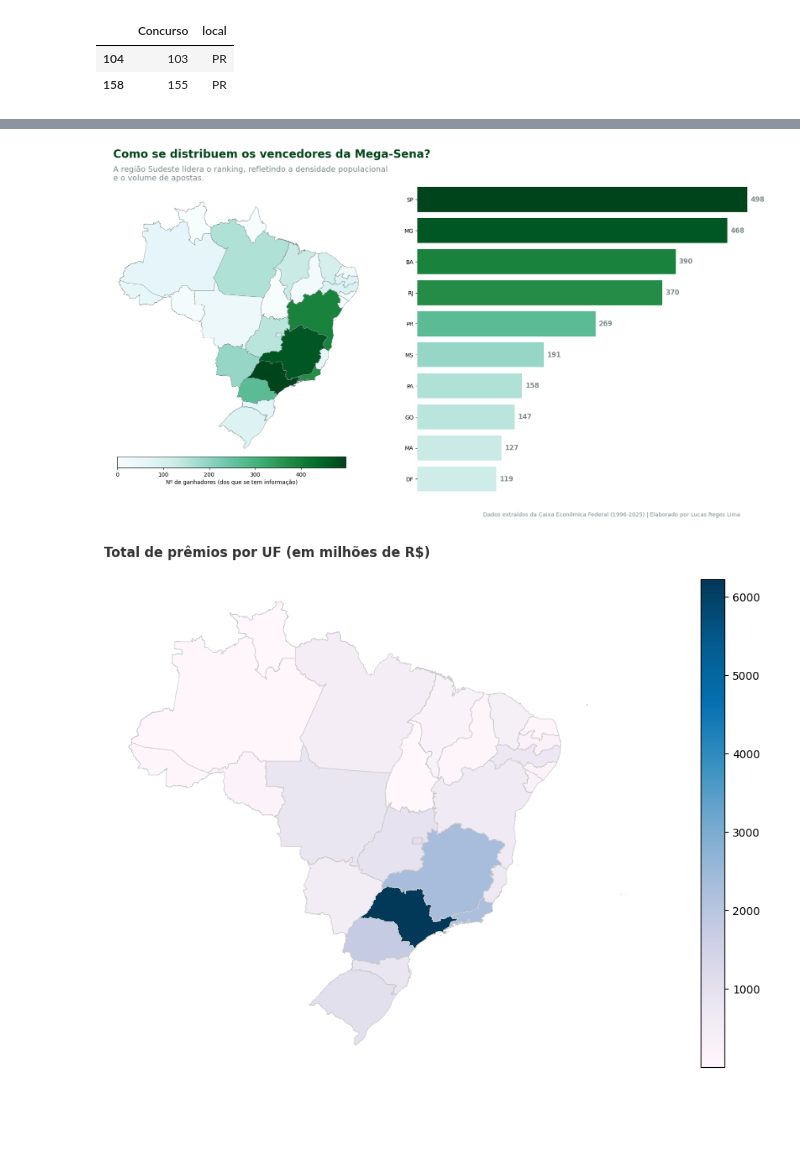
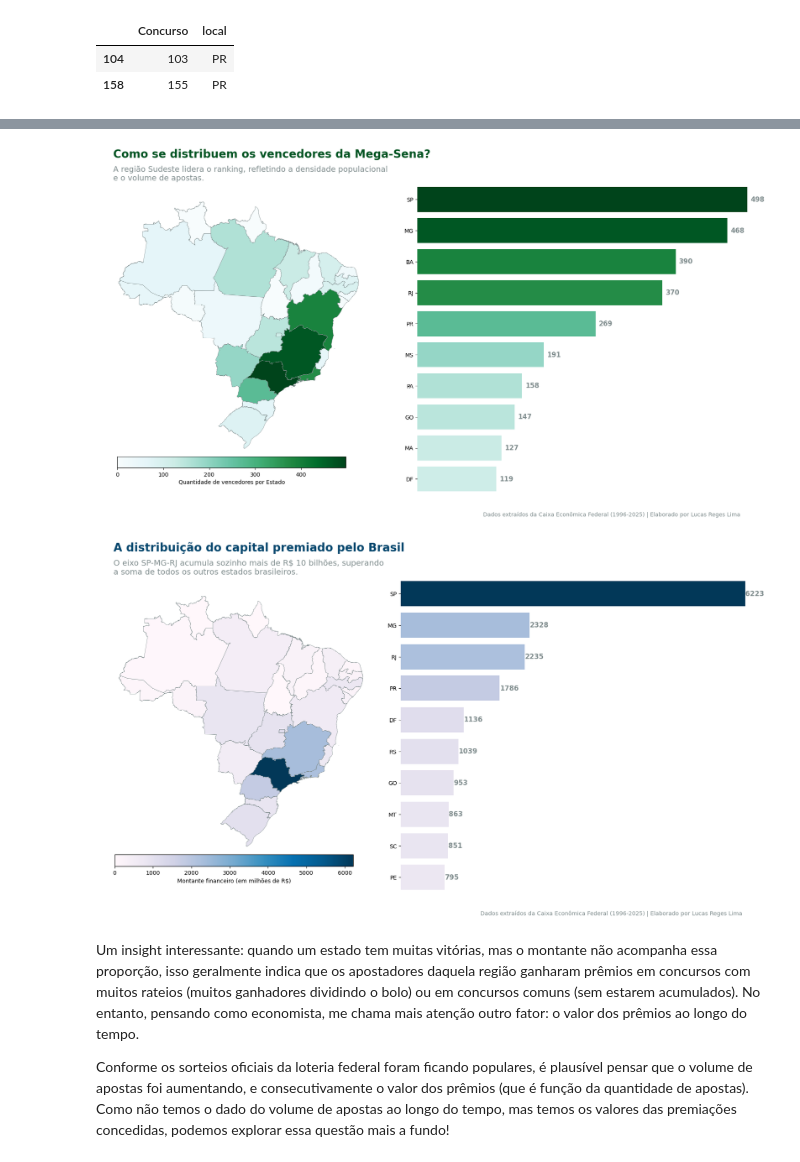
Before and after one commit to zf0rest/megasena_science, a Jupyter notebook: notebooks/analise.ipynb, the cells around one changed output, grey strips where cells are left out. Cells and saved outputs as stored; diff of their text form; code cells hidden in the pictures; blank space fills up the shorter version.

Commit message:
Elaborando séries temporais para análise

```diff
--- a/notebooks/analise.ipynb
+++ b/notebooks/analise.ipynb
@@ -510,6 +506,16 @@ df_expand.iloc[24,2] = 'NÃO INFORMADO'
 df_gpd = df_expand.loc[df_expand['Wins_6'] != 0, ['Concurso', 'local', 'Data_Sorteio', 'Wins_6', 'Rateio_6']].reset_index(drop=True).copy()
 df_gpd = df_gpd.groupby(by='local', sort=True)[['Wins_6','Rateio_6']].sum().reset_index()
 
-df_gpd.rename({'Wins_6':'Quantidade de vencedores'}, axis=1, inplace=True)
-df_gpd.rename({'Rateio_6':'Montante financeiro'}, axis=1, inplace=True)
-df_gpd
+df_gpd.rename(columns={
+    'Wins_6': 'Quantidade de vencedores',
+    'Rateio_6': 'Montante financeiro (milhões de R$)',
+    'local':'SIGLA_UF'
+}, inplace=True)
+
+df_gpd['Montante financeiro (milhões de R$)'] = (df_gpd['Montante financeiro (milhões de R$)'] / 1_000_000).round(2)
+
+UF = gpd.read_file('../Data/BR_UF_2024/BR_UF_2024.shp') #lendo os dados geográficos provindos do IBGE sobre as UF's do Brasil
+
+df_gpd = UF.merge(df_gpd, left_on='SIGLA_UF', right_on='SIGLA_UF', how='left')
+df_gpd['Quantidade de vencedores'] = df_gpd['Quantidade de vencedores'].fillna(0)
+df_gpd['Montante financeiro (milhões de R$)'] = df_gpd['Montante financeiro (milhões de R$)'].fillna(0)
@@ -534,6 +521,0 @@ df_gpd
-# %%
-UF = gpd.read_file('../Data/BR_UF_2024/BR_UF_2024.shp') #lendo os dados geográficos provindos do IBGE sobre as UF's do Brasil
-df_gpd.rename({'local':'SIGLA_UF'}, axis=1, inplace=True) #pra ficar igual da planilha
-
-df_gpd = UF.merge(df_gpd, left_on='SIGLA_UF', right_on='SIGLA_UF', how='left')
-df_gpd['Quantidade de vencedores'] = df_gpd['Quantidade de vencedores'].fillna(0)
@@ -620,10 +524,23 @@ geo_x_bar(dataframe=df_gpd, #Ver função no arquivo functions.py
           col_valor='Quantidade de vencedores',
           titulo='Como se distribuem os vencedores da Mega-Sena?',
           subtitulo='A região Sudeste lidera o ranking, refletindo a densidade populacional\ne o volume de apostas.',
-          legenda='Dados extraídos da Caixa Econômica Federal (1996-2025) | Elaborado por Lucas Reges Lima',
-          colors = 'BuGn')
+          legenda='Dados extraídos da Caixa Econômica Federal (1996-2026) | Elaborado por Lucas Reges Lima',
+          colors = 'BuGn',
+          label_gradiente = 'Quantidade de vencedores por Estado')
 # %% [output]
-[figure, old version]
+[figure, new version]
 # %%
+geo_x_bar(dataframe=df_gpd, #Ver função no arquivo functions.py
+          col_valor='Montante financeiro (milhões de R$)',
+          titulo='A distribuição do capital premiado pelo Brasil',
+          subtitulo='O eixo SP-MG-RJ acumula sozinho mais de R$ 10 bilhões, superando\na soma de todos os outros estados brasileiros.',
+          legenda='Dados extraídos da Caixa Econômica Federal (1996-2026) | Elaborado por Lucas Reges Lima',
+          colors = 'PuBu',
+          label_gradiente = 'Montante financeiro (em milhões de R$)'
+          )
 # %% [output]
-[figure, old version]
+[figure, new version]
+# %% [markdown]
+Um insight interessante: quando um estado tem muitas vitórias, mas o montante não acompanha essa proporção, isso geralmente indica que os apostadores daquela região ganharam prêmios em concursos com muitos rateios (muitos ganhadores dividindo o bolo) ou em concursos comuns (sem estarem acumulados). No entanto, pensando como economista, me chama mais atenção outro fator: o valor dos prêmios ao longo do tempo.
+
+Conforme os sorteios oficiais da loteria federal foram ficando populares, é plausível pensar que o volume de apostas foi aumentando, e consecutivamente o valor dos prêmios (que é função da quantidade de apostas). Como não temos o dado do volume de apostas ao longo do tempo, mas temos os valores das premiações concedidas, podemos explorar essa questão mais a fundo!
```
Also changed, not shown: parts of 10 cells of this notebook, 1 other file.
